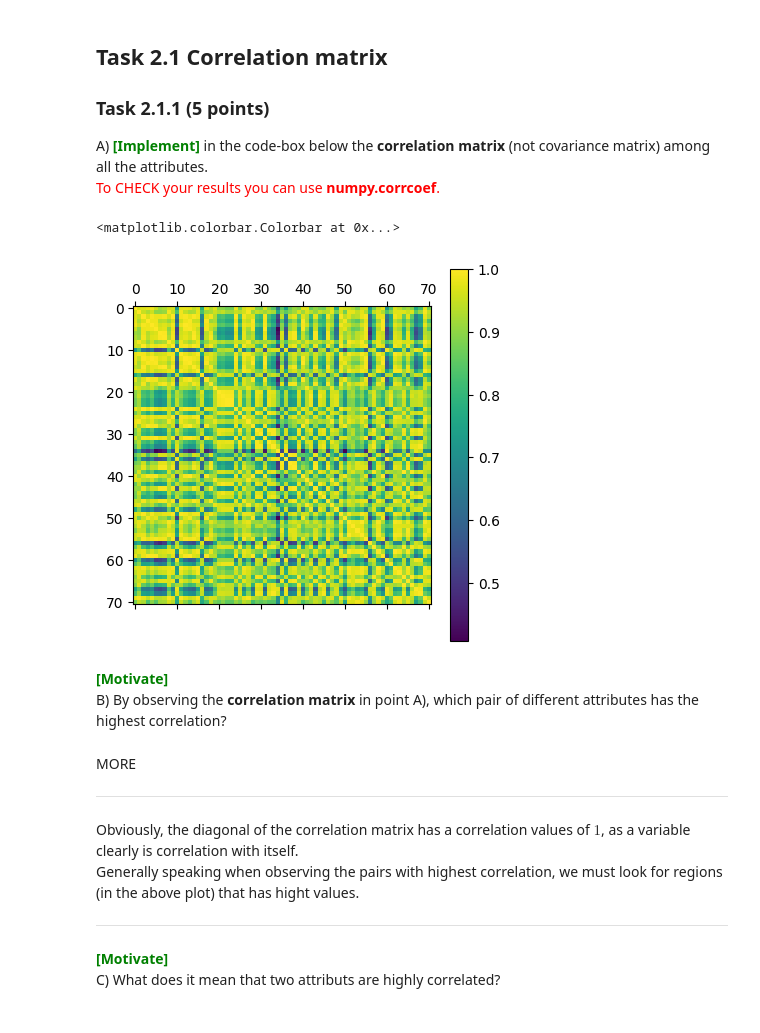
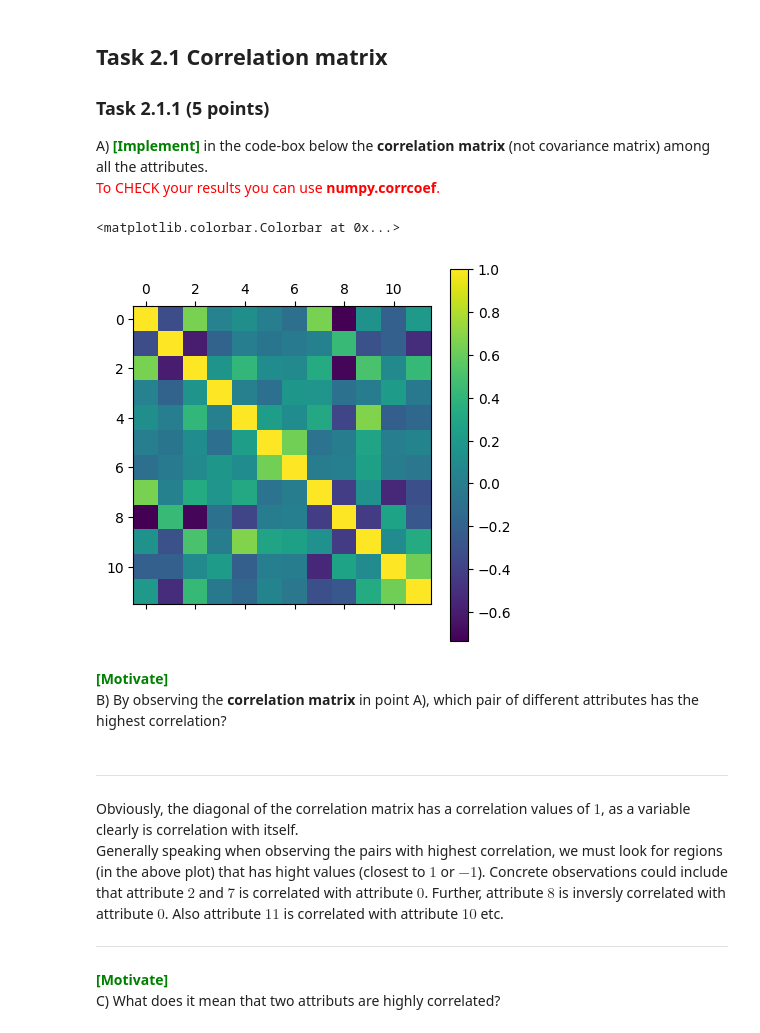
Before and after one commit to Joac1137/dm2023-exercises, a Jupyter notebook: handins/handin1.ipynb, the cells around one changed output. Drawn from its saved outputs; the diff is of its cells as text; code cells hidden in the pictures.

```diff
--- a/handins/handin1.ipynb
+++ b/handins/handin1.ipynb
@@ -606,37 +606,40 @@ toy.head()
 A) <span style='color: green'>**\[Implement\]**</span> in the code-box below the **correlation matrix** (not covariance matrix) among all the attributes. <br>
 <font color='red'>To CHECK your results you can use **numpy.corrcoef**.</font>
 # %%
+def my_mean(X):
+    return sum(X)/len(X)
+
 def correlation_matrix(X):
     n, d = X.shape
-    corr = np.empty((n,n)) # (d,d)??
-    for i in range(n): # d?
-        my_1 = np.mean(X[i,:])
-        for j in range(n): #d?
-            my_2 = np.mean(X[j,:])
+    corr = np.empty((d,d))
+    for i in range(d):
+        my_1 = my_mean(X[:,i])
+        for j in range(d):
+            my_2 = my_mean(X[:,j])
 
-            sigma_ij = (1 / (n - 1)) * np.sum((X[i,:] - my_1) * (X[j,:] - my_2))
-            sigma_i = (1 / (n - 1)) * np.sum((X[i,:] - my_1) * (X[i,:] - my_1))
-            sigma_j = (1 / (n - 1)) * np.sum((X[j,:] - my_2) * (X[j,:] - my_2))
+            sigma_ij = (1 / (n - 1)) * np.sum((X[:,i] - my_1) * (X[:,j] - my_2))
+            sigma_i = (1 / (n - 1)) * np.sum((X[:,i] - my_1) * (X[:,i] - my_1))
+            sigma_j = (1 / (n - 1)) * np.sum((X[:,j] - my_2) * (X[:,j] - my_2))
 
             corr[i,j] = sigma_ij / np.sqrt(sigma_i * sigma_j)
 
     return corr
 
 X = data_np
 Corr = correlation_matrix(X)
+
 plt.matshow(Corr)
 plt.colorbar()
 # %% [output]
 <matplotlib.colorbar.Colorbar at 0x...>
-[figure, old version]
+[figure, new version]
 # %% [markdown]
 <span style='color: green'>**\[Motivate\]**</span><br>
 B) By observing the  **correlation matrix** in point A), which pair of different attributes has the highest correlation? <br>
 # %% [markdown]
-MORE
 *******************
 Obviously, the diagonal of the correlation matrix has a correlation values of $1$, as a variable clearly is correlation with itself. <br>
-Generally speaking when observing the pairs with highest correlation, we must look for regions (in the above plot) that has hight values.
+Generally speaking when observing the pairs with highest correlation, we must look for regions (in the above plot) that has hight values (closest to $1$ or $-1$). Concrete observations could include that attribute $2$ and $7$ is correlated with attribute $0$. Further, attribute $8$ is inversly correlated with attribute $0$. Also attribute $11$ is correlated with attribute $10$ etc.
 ******************
 # %% [markdown]
 <span style='color: green'>**\[Motivate\]**</span><br>
```
Also changed, not shown: parts of 5 cells of this notebook, 1 other file.
